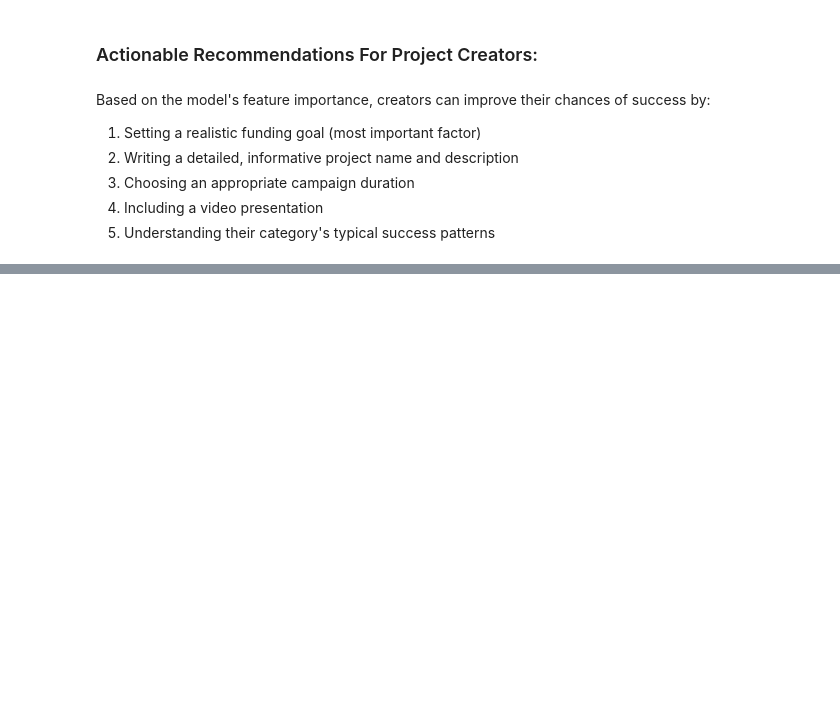
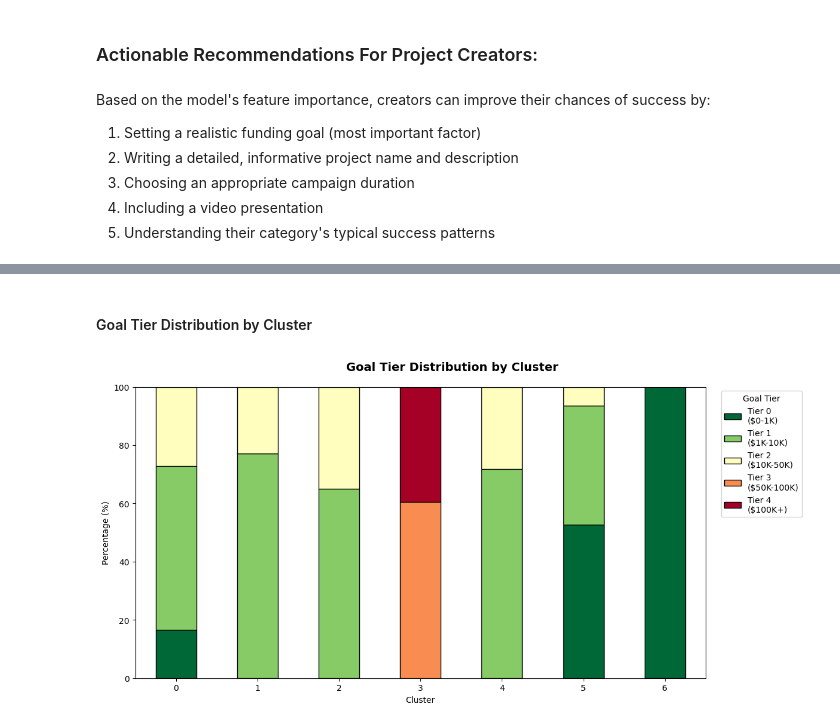
Before and after one commit to rafachan3/kickstarter-prediction, a Jupyter notebook: kickstarter-prediction.ipynb, the cells around one changed output, grey strips where cells are left out. Saved outputs shown, nothing was run; the diff lists cells and outputs as text; code cells hidden in the pictures; blank space fills up the shorter version.

```diff
--- a/kickstarter-prediction.ipynb
+++ b/kickstarter-prediction.ipynb
@@ -481,0 +804,13 @@ chances of success by:
+# %%
+# Fit on sample, predict on full data
+final_kmeans = KMeans(n_clusters=best_k, random_state=42, n_init=10)
+final_kmeans.fit(X_sample)
+
+# Predict clusters for ALL data
+df_cluster_clean['cluster'] = final_kmeans.predict(X_cluster_scaled)
+df_cluster_clean['is_successful'] = (df_cluster_clean['state'] == 'successful').astype(int)
+
+print(f"\nFinal model: K={best_k} clusters")
+print(f"Silhouette Score (on sample): {silhouette_score(X_sample, final_kmeans.labels_):.4f}")
+print(f"\nCluster distribution:")
+print(df_cluster_clean['cluster'].value_counts().sort_index())
@@ -481,0 +1255,24 @@ chances of success by:
+# %% [markdown]
+#### Goal Tier Distribution by Cluster
+# %%
+fig, ax = plt.subplots(figsize=(12, 6))
+fig.suptitle('Goal Tier Distribution by Cluster', fontsize=14, fontweight='bold')
+
+# Create goal tier labels
+tier_labels = {0: 'Tier 0\n($0-1K)', 1: 'Tier 1\n($1K-10K)', 2: 'Tier 2\n($10K-50K)',
+               3: 'Tier 3\n($50K-100K)', 4: 'Tier 4\n($100K+)'}
+
+goal_tier_dist = pd.crosstab(df_cluster_clean['cluster'], df_cluster_clean['goal_tier'], normalize='index') * 100
+
+goal_tier_dist.plot(kind='bar', stacked=True, ax=ax, colormap='RdYlGn_r', edgecolor='black')
+ax.set_xlabel('Cluster')
+ax.set_ylabel('Percentage (%)')
+ax.set_xticklabels(ax.get_xticklabels(), rotation=0)
+ax.legend(title='Goal Tier', labels=[tier_labels.get(i, f'Tier {i}') for i in sorted(df_cluster_clean['goal_tier'].dropna().unique())],
+          bbox_to_anchor=(1.02, 1), loc='upper left')
+ax.set_ylim(0, 100)
+
+plt.tight_layout()
+plt.show()
+# %% [output]
+[figure, added]
```
Also changed, not shown: parts of 50 cells of this notebook.
